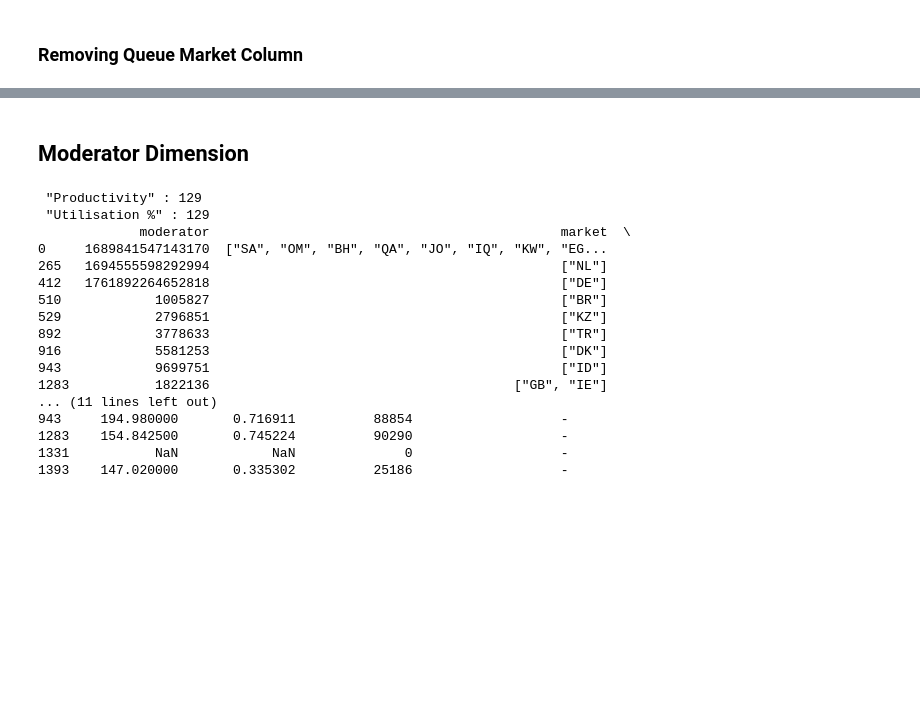
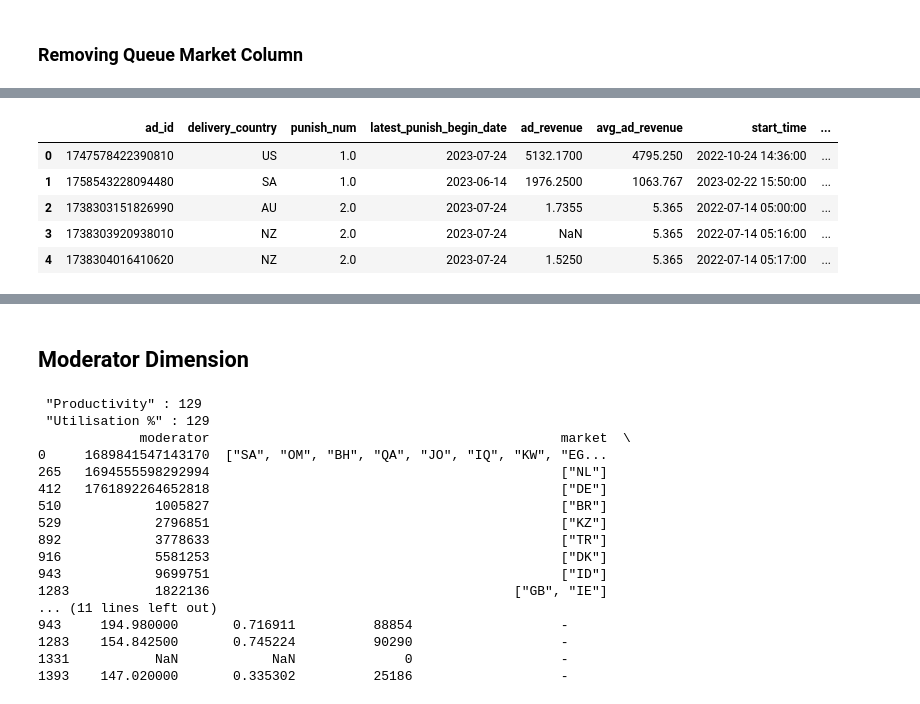
Before and after one commit to Lu-Yi-Fan/Tiktok-hackerthon, a Jupyter notebook: main.ipynb, the cells around one changed output, grey strips where cells are left out. Drawn from its saved outputs; the diff is of its cells as text; code cells hidden in the pictures; blank space fills up the shorter version.

```diff
--- a/main.ipynb
+++ b/main.ipynb
@@ -114,3 +130,15 @@ len(ads_dimension_no_duplicates)
+# %%
+# Drop redundant cols
+ads_dim2 = ads_dim2.drop('p_date', axis=1)
+
+ads_dim2.head()
+# %% [output]
+|  | ad_id | delivery_country | punish_num | latest_punish_begin_date | ad_revenue | avg_ad_revenue | start_time | ... |
+| 0 | 1747578422390810 | US | 1.0 | 2023-07-24 | 5132.1700 | 4795.250 | 2022-10-24 14:36:00 | ... |
+| 1 | 1758543228094480 | SA | 1.0 | 2023-06-14 | 1976.2500 | 1063.767 | 2023-02-22 15:50:00 | ... |
+| 2 | 1738303151826990 | AU | 2.0 | 2023-07-24 | 1.7355 | 5.365 | 2022-07-14 05:00:00 | ... |
+| 3 | 1738303920938010 | NZ | 2.0 | 2023-07-24 | NaN | 5.365 | 2022-07-14 05:16:00 | ... |
+| 4 | 1738304016410620 | NZ | 2.0 | 2023-07-24 | 1.5250 | 5.365 | 2022-07-14 05:17:00 | ... |
 # %%
 for col in ads_dimension_no_duplicates.columns:
     if ads_dimension_no_duplicates[col].isna().sum() > 0:
```
Also changed, not shown: parts of 34 cells of this notebook, 4 other files.
